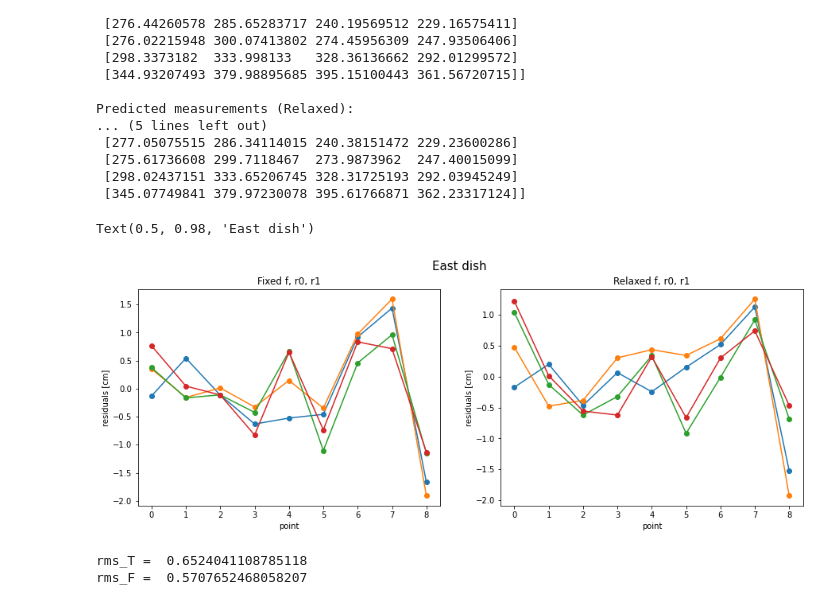
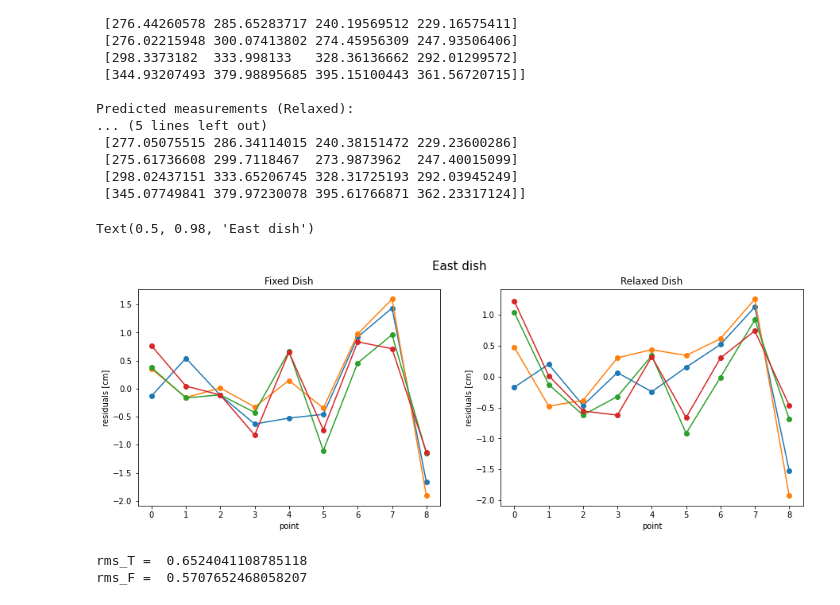
Before and after one commit to bmxdemo/bmxhacks, a Jupyter notebook: geometry_tape_fit.ipynb, the cells around one changed output. Cells and saved outputs as stored; diff of their text form; code cells hidden in the pictures.

```diff
--- a/geometry_tape_fit.ipynb
+++ b/geometry_tape_fit.ipynb
@@ -318,19 +329,19 @@ Predicted measurements (Relaxed):
 # %%
 fig, (ax1, ax2) = plt.subplots(1, 2, figsize = (15,5))
 ax1.plot(E_fitter_T.predict_measurements(E_fit_T.x)-E_measurements,'-o')
-ax1.set_title('Fixed f, r0, r1')
+ax1.set_title('Fixed Dish')
 ax1.set_xlabel('point')
 ax1.set_ylabel('residuals [cm]')
 
 ax2.plot(E_fitter_F.predict_measurements(E_fit_F.x)-E_measurements,'-o')
-ax2.set_title('Relaxed f, r0, r1')
+ax2.set_title('Relaxed Dish')
 ax2.set_xlabel('point')
 ax2.set_ylabel('residuals [cm]')
 
 plt.suptitle('East dish', size = 15)
 # %% [output]
 Text(0.5, 0.98, 'East dish')
-[figure, old version]
+[figure, new version]
 # %%
 resid_T = E_fitter_T.predict_measurements(E_fit_T.x)-E_measurements
 resid_F = E_fitter_F.predict_measurements(E_fit_F.x)-E_measurements
```
Also changed, not shown: parts of 6 cells of this notebook.
